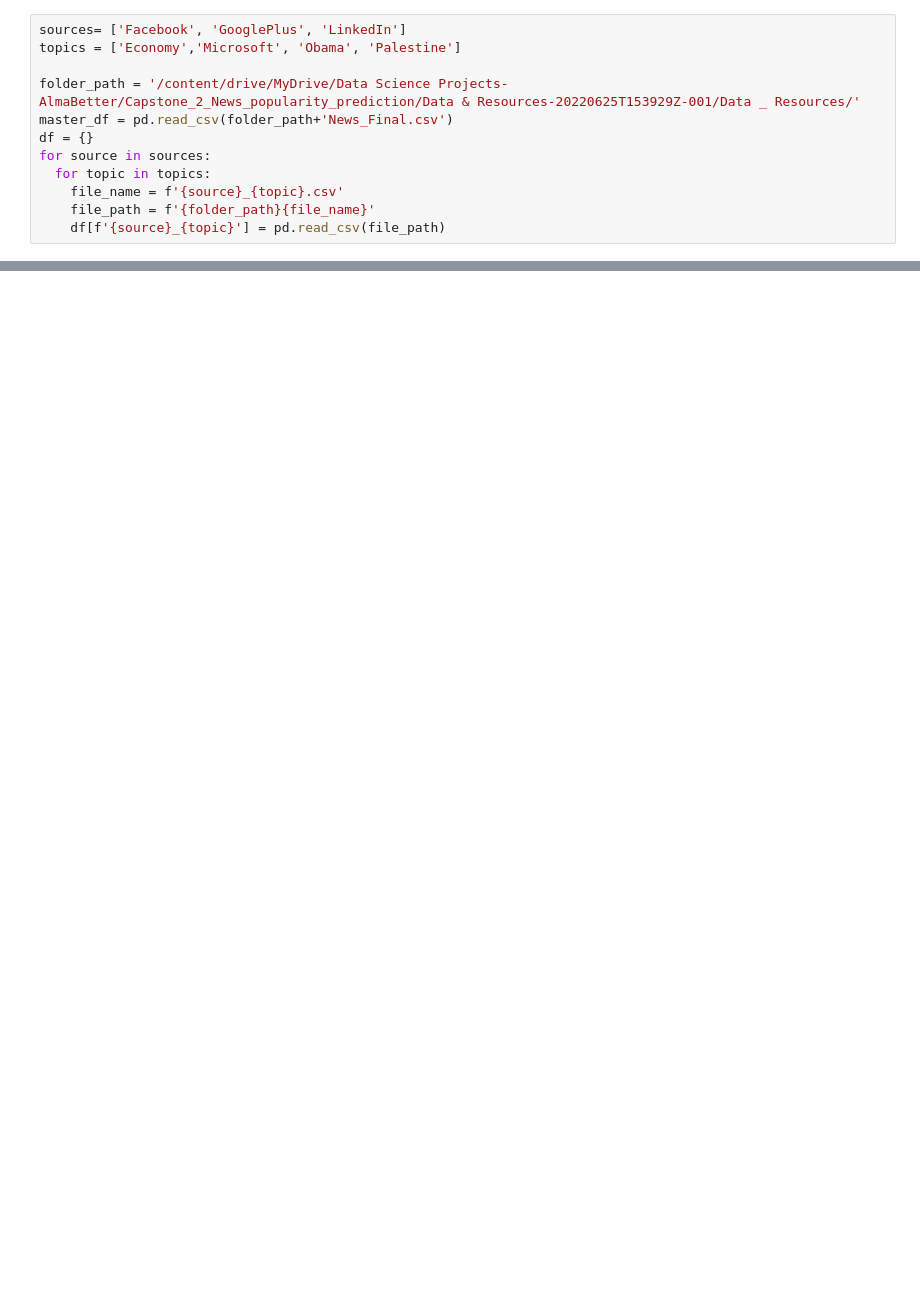
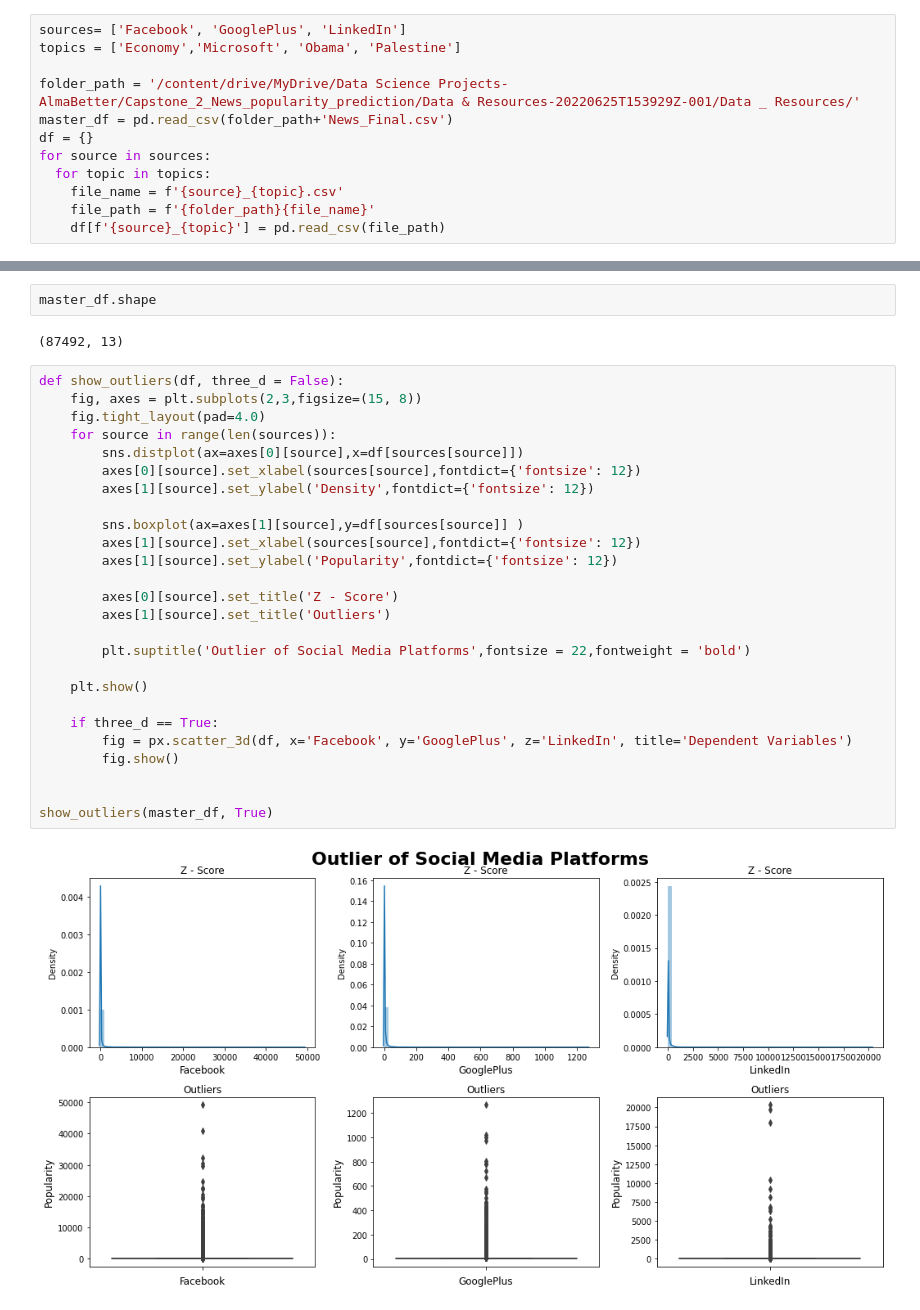
Before and after one commit to omkar123katare/Capstone_2_news_popularity_prediction, a Jupyter notebook: News_Popularity_Prediction_in_Social_Media_Capstone_Project.ipynb, the cells around one changed output, grey strips where cells are left out. Cells and saved outputs as stored; diff of their text form; blank space fills up the shorter version.

```diff
--- a/News_Popularity_Prediction_in_Social_Media_Capstone_Project.ipynb
+++ b/News_Popularity_Prediction_in_Social_Media_Capstone_Project.ipynb
@@ -68,0 +579,32 @@ df['Facebook_Economy']
+# %%
+master_df.shape
+# %% [output]
+(87492, 13)
+# %%
+def show_outliers(df, three_d = False):
+    fig, axes = plt.subplots(2,3,figsize=(15, 8))
+    fig.tight_layout(pad=4.0)
+    for source in range(len(sources)):
+        sns.distplot(ax=axes[0][source],x=df[sources[source]])
+        axes[0][source].set_xlabel(sources[source],fontdict={'fontsize': 12})
+        axes[1][source].set_ylabel('Density',fontdict={'fontsize': 12})
+
+        sns.boxplot(ax=axes[1][source],y=df[sources[source]] )
+        axes[1][source].set_xlabel(sources[source],fontdict={'fontsize': 12})
+        axes[1][source].set_ylabel('Popularity',fontdict={'fontsize': 12})
+
+        axes[0][source].set_title('Z - Score')
+        axes[1][source].set_title('Outliers')
+
+        plt.suptitle('Outlier of Social Media Platforms',fontsize = 22,fontweight = 'bold')
+
+    plt.show()
+
+    if three_d == True:
+        fig = px.scatter_3d(df, x='Facebook', y='GooglePlus', z='LinkedIn', title='Dependent Variables')
+        fig.show()
+
+
+show_outliers(master_df, True)
+# %% [output]
+[figure, added]
```
Also changed, not shown: parts of 78 cells of this notebook.
